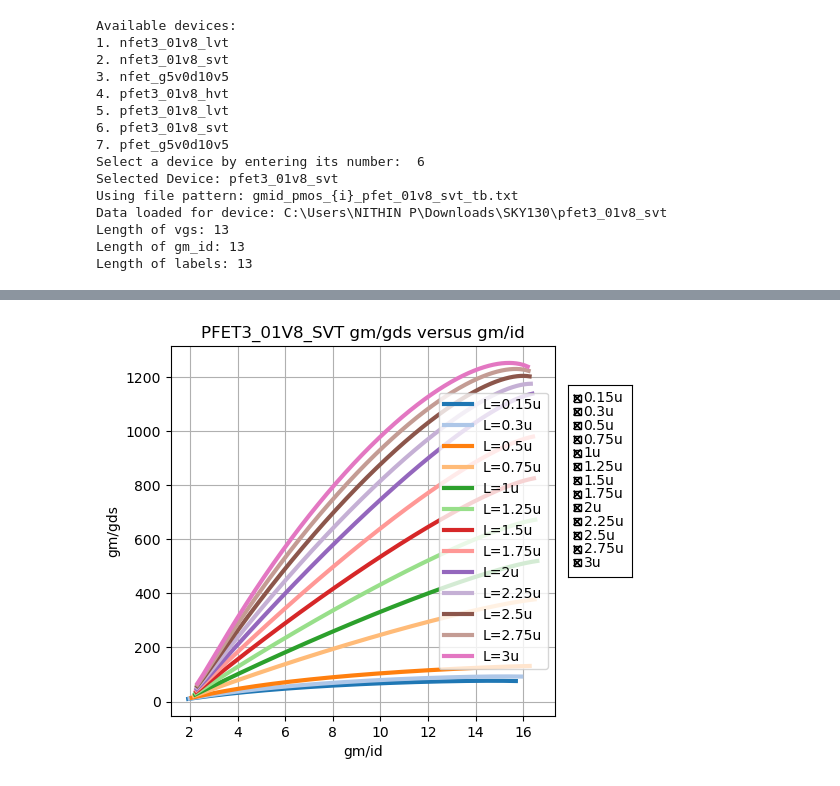
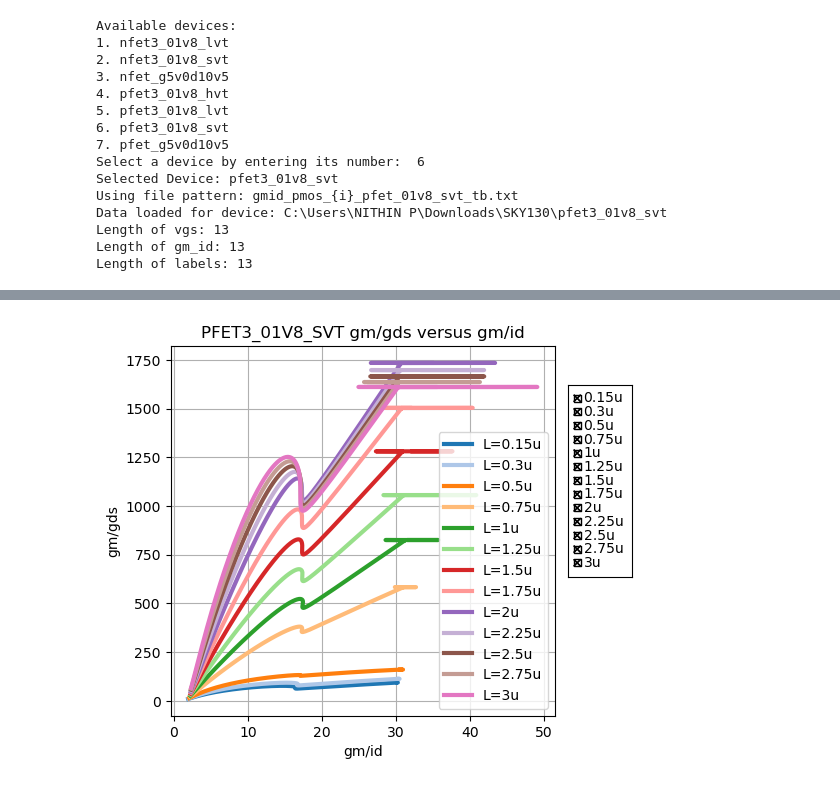
Before and after one commit to huanghaoran24/gmid_SKY130, a Jupyter notebook: GMID_Plot.ipynb, the cells around one changed output, grey strips where cells are left out. Drawn from its saved outputs; the diff is of its cells as text; code cells hidden in the pictures.

```diff
--- a/GMID_Plot.ipynb
+++ b/GMID_Plot.ipynb
@@ -766,7 +767,7 @@ def load_data():
                             Vgs, gm, _, id_val, _, Vth, _, gds, _, Cgg, _, Cgs, _, Cgd = temp
 
                             vov_value = Vgs - Vth
-                            if vov_value > 0:
+                            if id_val != 0:  # Skip if id_val is zero
                                 vgs[i-1].append(Vgs)
                                 Vov[i-1].append(vov_value)
                                 gm_id[i-1].append(gm / id_val)
@@ -993,15 +994,15 @@ def load_data():
                             Vgs, gm, _, id_val, _, Vth, _, gds, _, Cgg, _, Cgs, _, Cgd = temp
 
                             vov_value = Vgs - Vth
-                            if vov_value > 0:
-                                vgs[i-1].append(Vgs)
-                                Vov[i-1].append(vov_value)
-                                gm_id[i-1].append(gm / id_val)
-                                gm_gds[i-1].append(gm / gds)
-                                id_W[i-1].append(id_val / W)
-                                ft[i-1].append(gm / (2 * np.pi * Cgg))
-                                cgd_cgg[i-1].append(Cgd / Cgg)
-                                cgs_cgg[i-1].append(Cgs / Cgg)
+                            # if vov_value > 0:
+                            vgs[i-1].append(Vgs)
+                            Vov[i-1].append(vov_value)
+                            gm_id[i-1].append(gm / id_val)
+                            gm_gds[i-1].append(gm / gds)
+                            id_W[i-1].append(id_val / W)
+                            ft[i-1].append(gm / (2 * np.pi * Cgg))
+                            cgd_cgg[i-1].append(Cgd / Cgg)
+                            cgs_cgg[i-1].append(Cgs / Cgg)
                     except ValueError as e:
                         print(f"Warning: Skipping line in {filename} due to error: {e}")
         except FileNotFoundError:
@@ -1220,15 +1221,15 @@ def load_data():
                             Vgs, gm, _, id_val, _, Vth, _, gds, _, Cgg, _, Cgs, _, Cgd = temp
 
                             vov_value = Vgs - Vth
-                            if vov_value > 0:
-                                vgs[i-1].append(Vgs)
-                                Vov[i-1].append(vov_value)
-                                gm_id[i-1].append(gm / id_val)
-                                gm_gds[i-1].append(gm / gds)
-                                id_W[i-1].append(id_val / W)
-                                ft[i-1].append(gm / (2 * np.pi * Cgg))
-                                cgd_cgg[i-1].append(Cgd / Cgg)
-                                cgs_cgg[i-1].append(Cgs / Cgg)
+                            # if vov_value > 0:
+                            vgs[i-1].append(Vgs)
+                            Vov[i-1].append(vov_value)
+                            gm_id[i-1].append(gm / id_val)
+                            gm_gds[i-1].append(gm / gds)
+                            id_W[i-1].append(id_val / W)
+                            ft[i-1].append(gm / (2 * np.pi * Cgg))
+                            cgd_cgg[i-1].append(Cgd / Cgg)
+                            cgs_cgg[i-1].append(Cgs / Cgg)
                     except ValueError as e:
                         print(f"Warning: Skipping line in {filename} due to error: {e}")
         except FileNotFoundError:
@@ -1360 +1361 @@ Length of labels: 13
-[figure, old version]
+[figure, new version]
```
Also changed, not shown: parts of 7 cells of this notebook.
